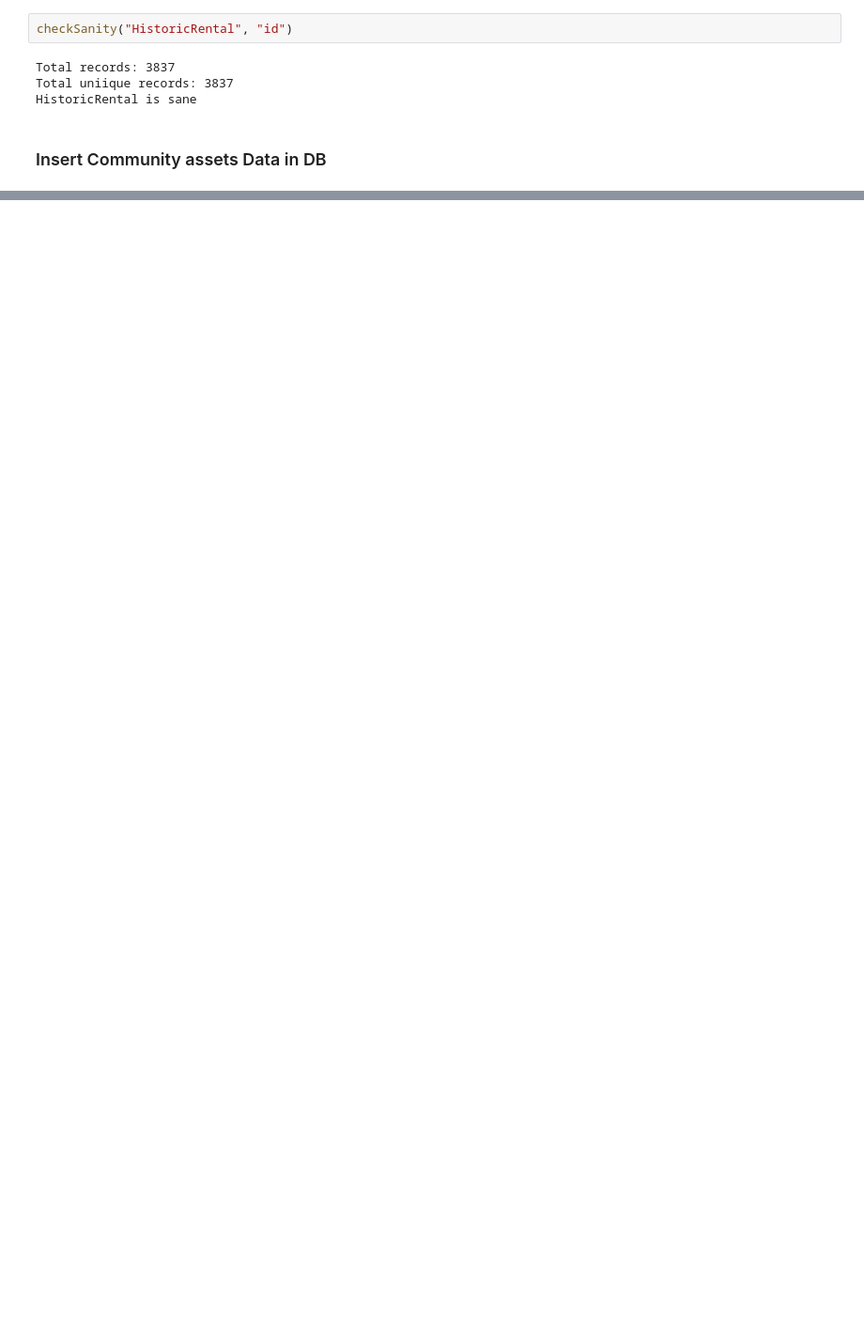
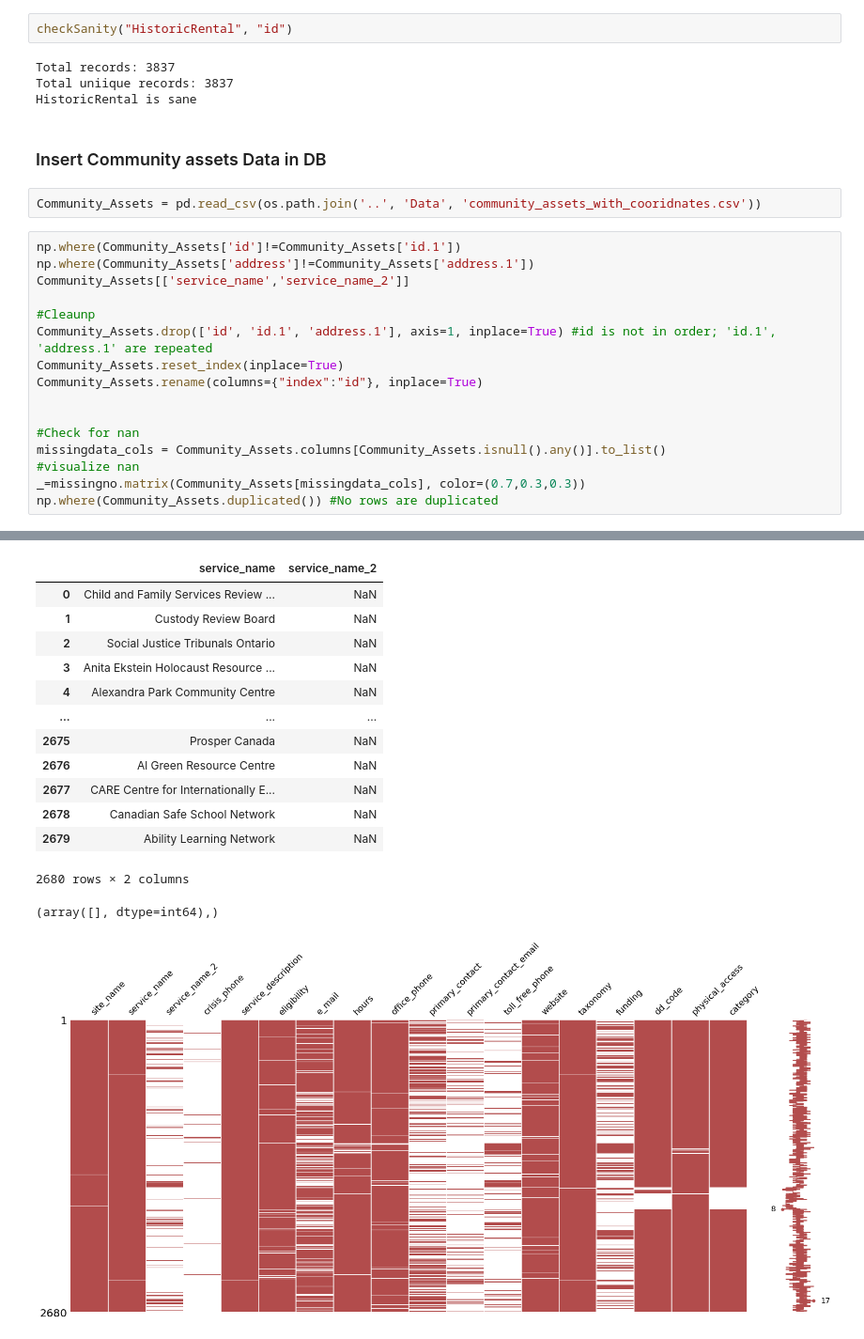
Before and after one commit to bnarath/Toronto_Rental_Insight, a Jupyter notebook: Back-End/Code/Static_Data_Transform_Load.ipynb, the cells around one changed output, grey strips where cells are left out. Shown at 94% size. Cells and saved outputs as stored; diff of their text form; blank space fills up the shorter version.

Commit message:
Static data transform and load done

```diff
--- a/Back-End/Code/Static_Data_Transform_Load.ipynb
+++ b/Back-End/Code/Static_Data_Transform_Load.ipynb
@@ -55,3 +56,22 @@ Total uniique records: 3837
 HistoricRental is sane
 # %% [markdown]
 ### Insert Community assets Data in DB
+# %%
+Community_Assets = pd.read_csv(os.path.join('..', 'Data', 'community_assets_with_cooridnates.csv'))
+# %%
+np.where(Community_Assets['id']!=Community_Assets['id.1'])
+np.where(Community_Assets['address']!=Community_Assets['address.1'])
+Community_Assets[['service_name','service_name_2']]
+
+#Cleaunp
+Community_Assets.drop(['id', 'id.1', 'address.1'], axis=1, inplace=True) #id is not in order; 'id.1', 'address.1' are repeated
+Community_Assets.reset_index(inplace=True)
+Community_Assets.rename(columns={"index":"id"}, inplace=True)
+
+
+#Check for nan
+missingdata_cols = Community_Assets.columns[Community_Assets.isnull().any()].to_list()
+#visualize nan
+_=missingno.matrix(Community_Assets[missingdata_cols], color=(0.7,0.3,0.3))
+np.where(Community_Assets.duplicated()) #No rows are duplicated
+# %% [output]
@@ -57,0 +80,15 @@ HistoricRental is sane
+|  | service_name | service_name_2 |
+| 0 | Child and Family Services Review ... | NaN |
+| 1 | Custody Review Board | NaN |
+| 2 | Social Justice Tribunals Ontario | NaN |
+| 3 | Anita Ekstein Holocaust Resource ... | NaN |
+| 4 | Alexandra Park Community Centre | NaN |
+| ... | ... | ... |
+| 2675 | Prosper Canada | NaN |
+| 2676 | Al Green Resource Centre | NaN |
+| 2677 | CARE Centre for Internationally E... | NaN |
+| 2678 | Canadian Safe School Network | NaN |
+| 2679 | Ability Learning Network | NaN |
+2680 rows × 2 columns
+(array([], dtype=int64),)
+[figure, added]
```
Also changed, not shown: parts of 14 cells of this notebook, 1 other file.
